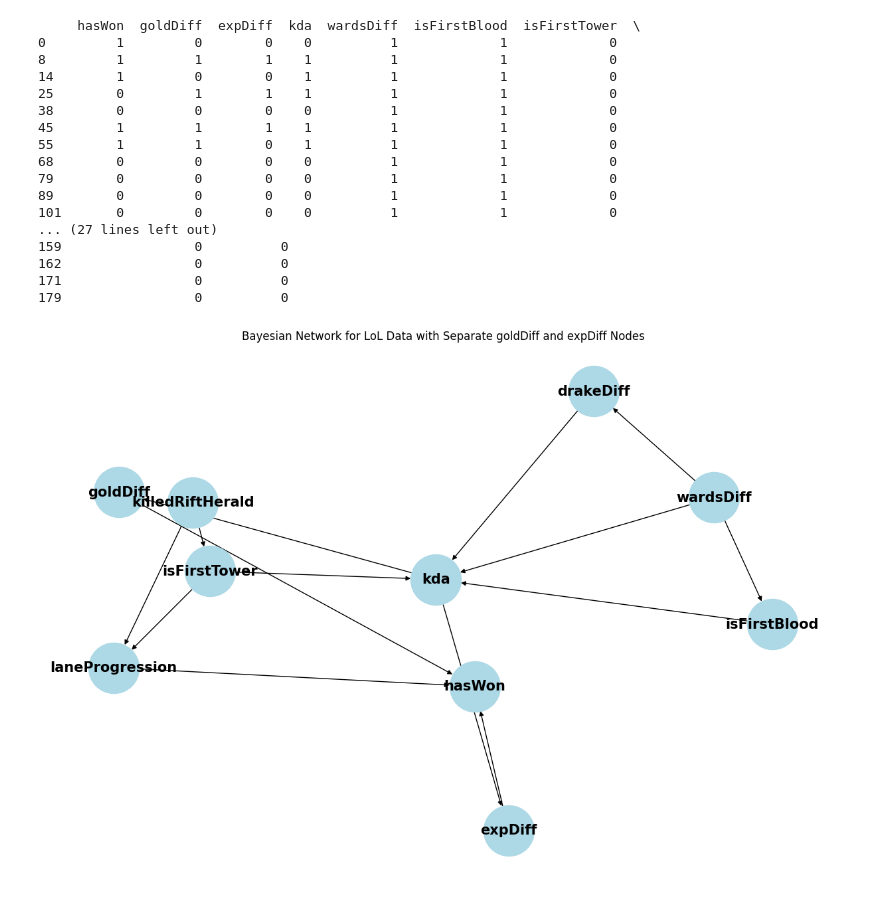
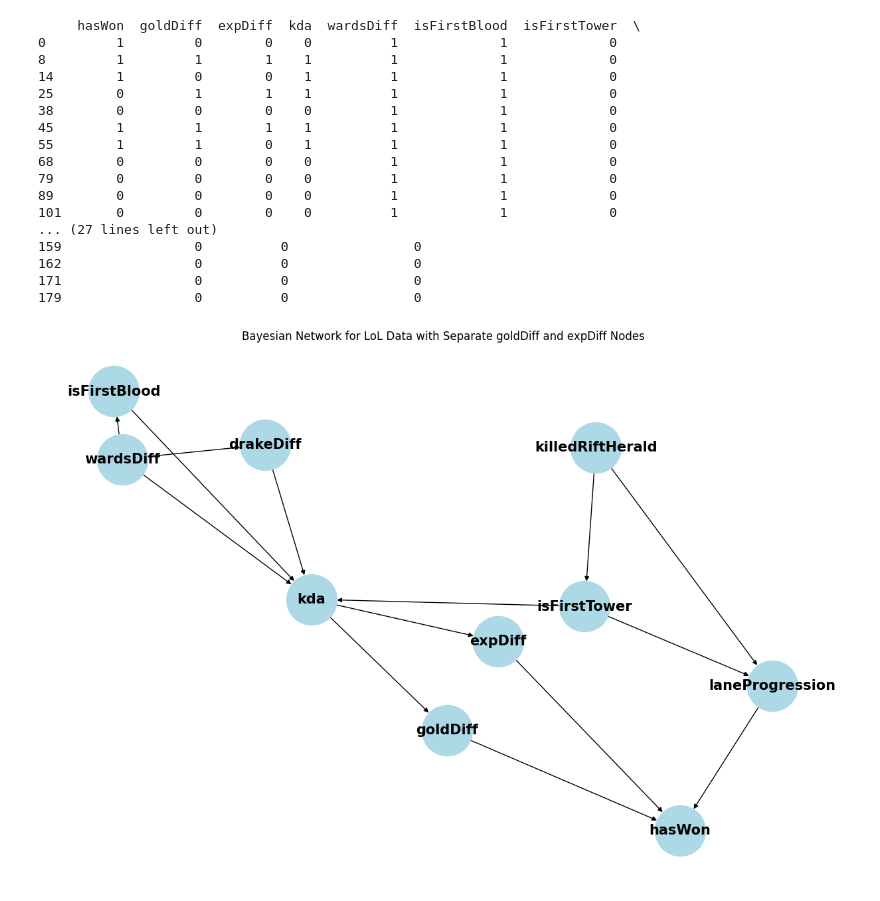
Before and after one commit to katulevskiy/LoLPredictions, a Jupyter notebook: main.ipynb, the cells around one changed output. Drawn from its saved outputs; the diff is of its cells as text; code cells hidden in the pictures.

```diff
--- a/main.ipynb
+++ b/main.ipynb
@@ -229,18 +113,20 @@ print(df_high_impact.tail(10))
 #     cpt = model.get_cpds(node)
 #     print(f"\nCPT for {node}:\n", cpt)
 # %%
-# Load CSV
-df = pd.read_csv('lol_ranked_games.csv')
-
 # Filter for frame=10
 df_frame_10 = df[df['frame'] == 10].copy()
 
 # Create derived columns
 df_frame_10['kda'] = df_frame_10['kills'] + (df_frame_10['assists'] // 2) - df_frame_10['deaths']
+df_frame_10['wardsDiff'] = df_frame_10['wardsPlaced'] - df_frame_10['wardsLost']
+
 drake_columns_killed = ['killedFireDrake', 'killedWaterDrake', 'killedAirDrake', 'killedEarthDrake']
 drake_columns_lost = ['lostFireDrake', 'lostWaterDrake', 'lostAirDrake', 'lostEarthDrake']
 df_frame_10['drakeDiff'] = df[drake_columns_killed].sum(axis=1) - df[drake_columns_lost].sum(axis=1)
-df_frame_10['wardsDiff'] = df_frame_10['wardsPlaced'] - df_frame_10['wardsLost']
+
+turrets_destroyed = ['destroyedTopOuterTurret', 'destroyedMidOuterTurret', 'destroyedBotOuterTurret']
+turret_lost = ['lostTopOuterTurret', 'lostMidOuterTurret', 'lostBotOuterTurret']
+df_frame_10['laneProgression'] = df[turrets_destroyed].sum(axis=1) - df[turret_lost].sum(axis=1)
 
 # Discretize data
 df_frame_10['goldDiff'] = (df_frame_10['goldDiff'] > 0).astype(int)
@@ -249,10 +135,11 @@ df_frame_10['wardsDiff'] = (df_frame_10['wardsDiff'] > 0).astype(int)
 df_frame_10['drakeDiff'] = (df_frame_10['drakeDiff'] > 0).astype(int)
 df_frame_10['kda'] = (df_frame_10['kda'] > 1).astype(int)
 df_frame_10['killedRiftHerald'] = (df_frame_10['killedRiftHerald'] > 0).astype(int)
+df_frame_10['laneProgression'] = (df_frame_10['laneProgression'] > 0).astype(int)
 
 # Select relevant columns
 df_bn = df_frame_10[['hasWon', 'goldDiff', 'expDiff', 'kda', 'wardsDiff', 'isFirstBlood', 'isFirstTower',
-                     'killedRiftHerald', 'drakeDiff']]
+                     'killedRiftHerald', 'drakeDiff', 'laneProgression']]
 print(df_bn.head(20))
 
 # Define Bayesian network edges manually based on provided design with separate goldDiff and expDiff
@@ -267,35 +154,92 @@ edges = [
     ('isFirstTower', 'laneProgression'),
     ('laneProgression', 'hasWon'),
     ('killedRiftHerald', 'laneProgression'),
     ('killedRiftHerald', 'isFirstTower'),
     ('drakeDiff', 'kda'),
     ('isFirstTower', 'kda'),
     ('goldDiff', 'hasWon'),
     ('expDiff', 'hasWon')
 ]
 
+# Calculating CPTs
+P_hasWon_given_gd_ed_lp = df_bn.groupby(['goldDiff', 'expDiff', 'laneProgression'])['hasWon'].value_counts(normalize=True).unstack().fillna(0)
+P_lp_given_ft_rh = df_bn.groupby(['isFirstTower', 'killedRiftHerald'])['laneProgression'].value_counts(normalize=True).unstack().fillna(0)
+P_gd_given_k = df_bn.groupby('kda')['goldDiff'].value_counts(normalize=True).unstack().fillna(0)
+P_ed_given_k = df_bn.groupby('kda')['expDiff'].value_counts(normalize=True).unstack().fillna(0)
+P_k_given_fb_dd_wd_ft = df_bn.groupby(['isFirstBlood', 'drakeDiff', 'wardsDiff', 'isFirstTower'])['kda'].value_counts(normalize=True).unstack().fillna(0)
+P_dd_given_wd = df_bn.groupby('wardsDiff')['drakeDiff'].value_counts(normalize=True).unstack().fillna(0)
+P_fb_given_wd = df_bn.groupby('wardsDiff')['isFirstBlood'].value_counts(normalize=True).unstack().fillna(0)
+P_ft_given_rh = df_bn.groupby('killedRiftHerald')['isFirstTower'].value_counts(normalize=True).unstack().fillna(0)
+P_wd = df_bn['wardsDiff'].value_counts(normalize=True).to_dict()
+P_rh = df_bn['killedRiftHerald'].value_counts(normalize=True).to_dict()
+
+# Training our data
+def predict_win_probability(evidence):
+    # Extract evidence values
+    gd, ed, lp = evidence['goldDiff'], evidence['expDiff'], evidence['laneProgression']
+    k, wd, fb, ft, rh, dd = evidence['kda'], evidence['wardsDiff'], evidence['isFirstBlood'], evidence['isFirstTower'], evidence['killedRiftHerald'], evidence['drakeDiff']
+
+    # Compute probability of winning and losing
+    P_win = P_hasWon_given_gd_ed_lp.loc[gd, ed, lp][1]  # P(hasWon=1 | gd, ed, lp)
+    P_lose = P_hasWon_given_gd_ed_lp.loc[gd, ed, lp][0]  # P(hasWon=0 | gd, ed, lp)
+
+    # Multiply by other conditional probabilities
+    P_win *= P_lp_given_ft_rh.loc[ft, rh][lp]
+    P_lose *= P_lp_given_ft_rh.loc[ft, rh][lp]
+
+    P_win *= P_gd_given_k.loc[k, gd]
+    P_lose *= P_gd_given_k.loc[k, gd]
+
+    P_win *= P_ed_given_k.loc[k, ed]
+    P_lose *= P_ed_given_k.loc[k, ed]
+
+    P_win *= P_k_given_fb_dd_wd_ft.loc[fb, dd, wd, ft][k]
+    P_lose *= P_k_given_fb_dd_wd_ft.loc[fb, dd, wd, ft][k]
+
+    P_win *= P_dd_given_wd.loc[wd, dd]
+    P_lose *= P_dd_given_wd.loc[wd, dd]
+
+    P_win *= P_fb_given_wd.loc[wd, fb]
+    P_lose *= P_fb_given_wd.loc[wd, fb]
+
+    P_win *= P_ft_given_rh.loc[rh, ft]
+    P_lose *= P_ft_given_rh.loc[rh, ft]
+
+    P_win *= P_wd[wd]
+    P_lose *= P_wd[wd]
+
+    P_win *= P_rh[rh]
+    P_lose *= P_rh[rh]
+
+    # Normalize probabilities
+    total = P_win + P_lose
+    P_win /= total
+    P_lose /= total
+
+    return {"P(hasWon=1)": P_win, "P(hasWon=0)": P_lose}
+
 # Visualize the network
 plt.figure(figsize=(12, 8))
 G = nx.DiGraph(edges)
 nx.draw(G, with_labels=True, node_size=3000, node_color='lightblue', font_size=15, font_weight='bold')
 plt.title('Bayesian Network for LoL Data with Separate goldDiff and expDiff Nodes')
 plt.show()
 # %% [output]
      hasWon  goldDiff  expDiff  kda  wardsDiff  isFirstBlood  isFirstTower  \
 0         1         0        0    0          1             1             0
 8         1         1        1    1          1             1             0
 14        1         0        0    1          1             1             0
 25        0         1        1    1          1             1             0
 38        0         0        0    0          1             1             0
 45        1         1        1    1          1             1             0
 55        1         1        0    1          1             1             0
 68        0         0        0    0          1             1             0
 79        0         0        0    0          1             1             0
 89        0         0        0    0          1             1             0
 101       0         0        0    0          1             1             0
 ... (27 lines left out)
-159                 0          0
-162                 0          0
-171                 0          0
-179                 0          0
+159                 0          0                0
+162                 0          0                0
+171                 0          0                0
+179                 0          0                0
-[figure, old version]
+[figure, new version]
```
Also changed, not shown: parts of 12 cells of this notebook.
